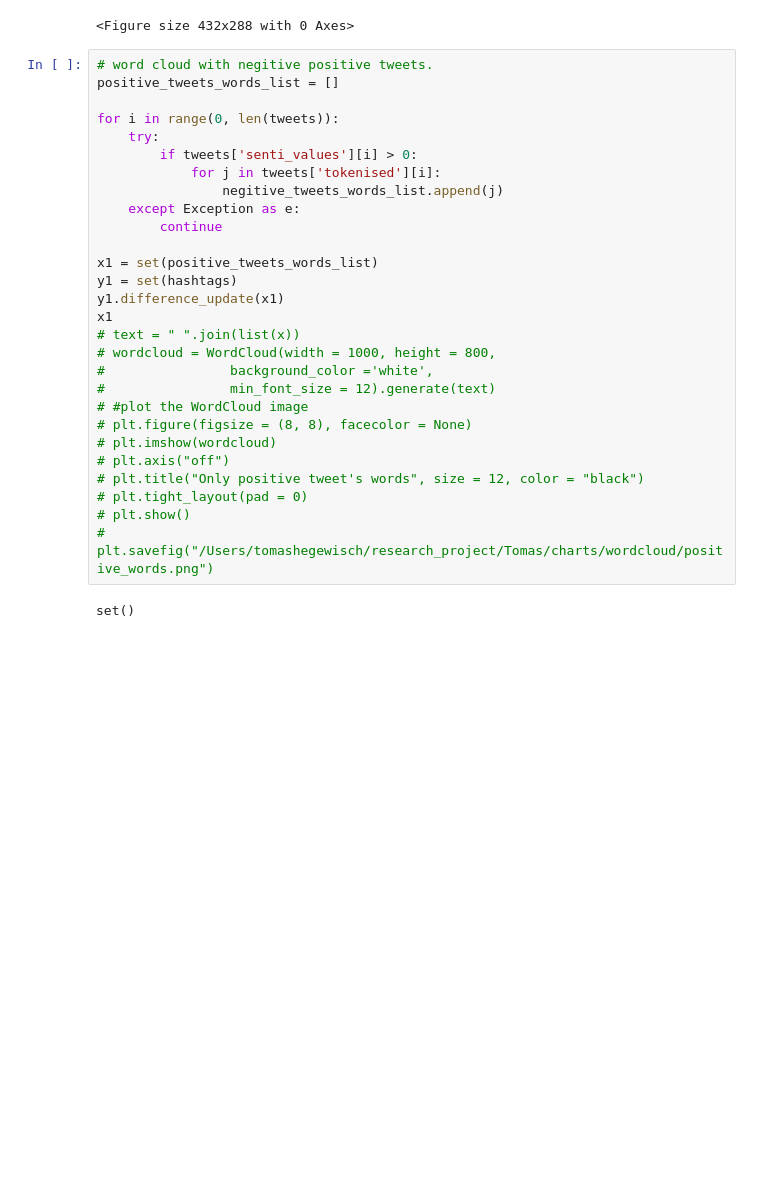
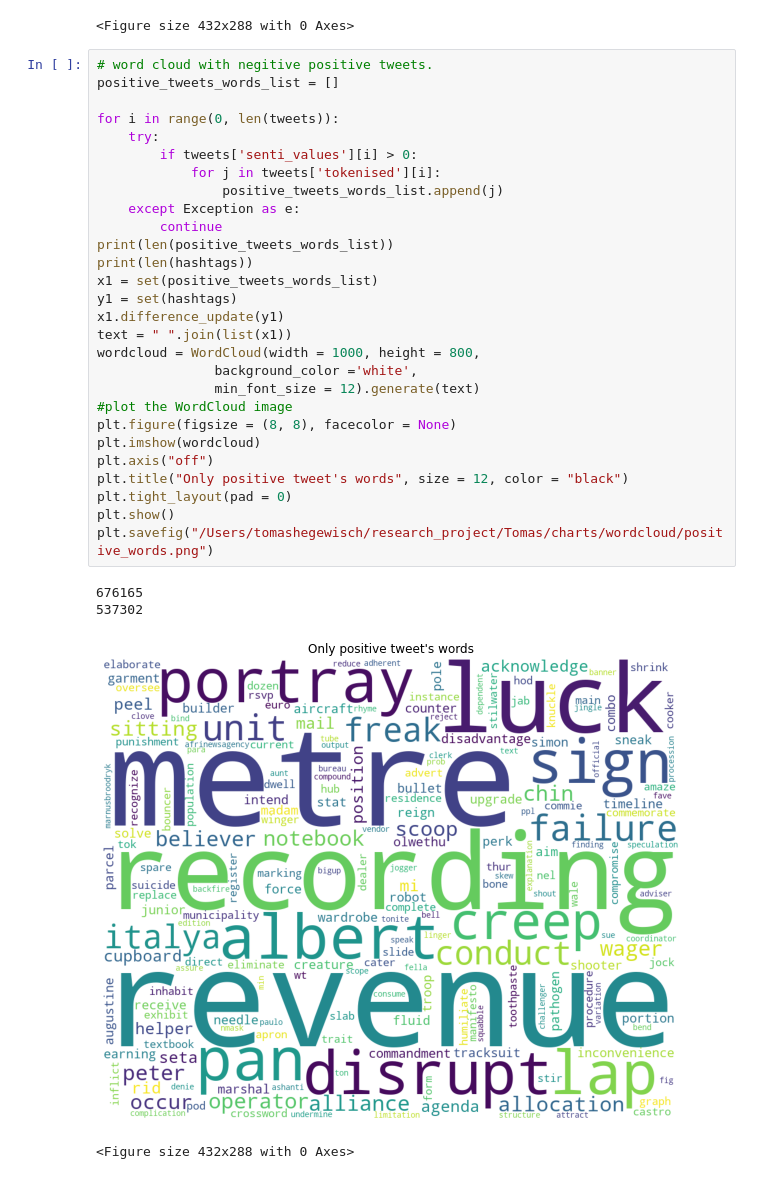
Before and after one commit to tomashege/research_project, a Jupyter notebook: Tomas/notebooks/tweet_analysis.ipynb, the cells around one changed output. Saved outputs shown, nothing was run; the diff lists cells and outputs as text; blank space fills up the shorter version.

```diff
--- a/Tomas/notebooks/tweet_analysis.ipynb
+++ b/Tomas/notebooks/tweet_analysis.ipynb
@@ -429,30 +431,33 @@ plt.savefig("/Users/tomashegewisch/research_project/Tomas/charts/wordcloud/negit
 # %%
 # word cloud with negitive positive tweets.
 positive_tweets_words_list = []
 
 for i in range(0, len(tweets)):
     try:
         if tweets['senti_values'][i] > 0:
             for j in tweets['tokenised'][i]:
-                negitive_tweets_words_list.append(j)
+                positive_tweets_words_list.append(j)
     except Exception as e:
         continue
-
+print(len(positive_tweets_words_list))
+print(len(hashtags))
 x1 = set(positive_tweets_words_list)
 y1 = set(hashtags)
-y1.difference_update(x1)
-x1
-# text = " ".join(list(x))
-# wordcloud = WordCloud(width = 1000, height = 800,
-#                background_color ='white',
-#                min_font_size = 12).generate(text)
-# #plot the WordCloud image
-# plt.figure(figsize = (8, 8), facecolor = None)
-# plt.imshow(wordcloud)
-# plt.axis("off")
-# plt.title("Only positive tweet's words", size = 12, color = "black")
-# plt.tight_layout(pad = 0)
-# plt.show()
-# plt.savefig("/Users/tomashegewisch/research_project/Tomas/charts/wordcloud/positive_words.png")
+x1.difference_update(y1)
+text = " ".join(list(x1))
+wordcloud = WordCloud(width = 1000, height = 800,
+               background_color ='white',
+               min_font_size = 12).generate(text)
+#plot the WordCloud image
+plt.figure(figsize = (8, 8), facecolor = None)
+plt.imshow(wordcloud)
+plt.axis("off")
+plt.title("Only positive tweet's words", size = 12, color = "black")
+plt.tight_layout(pad = 0)
+plt.show()
+plt.savefig("/Users/tomashegewisch/research_project/Tomas/charts/wordcloud/positive_words.png")
 # %% [output]
-set()
+676165
+537302
+[figure, added]
+<Figure size 432x288 with 0 Axes>
```
Also changed, not shown: parts of 1 cell of this notebook, 16 other files.
